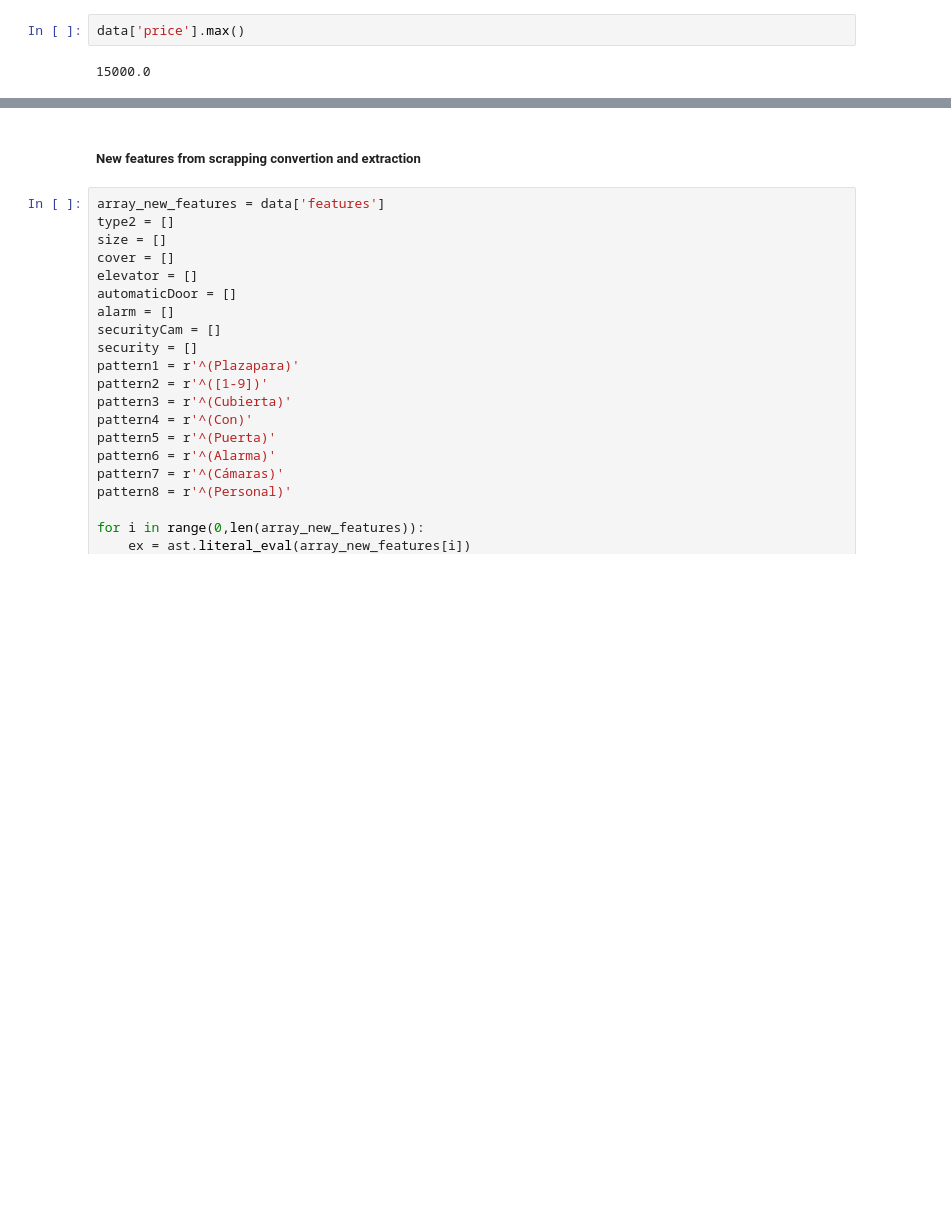
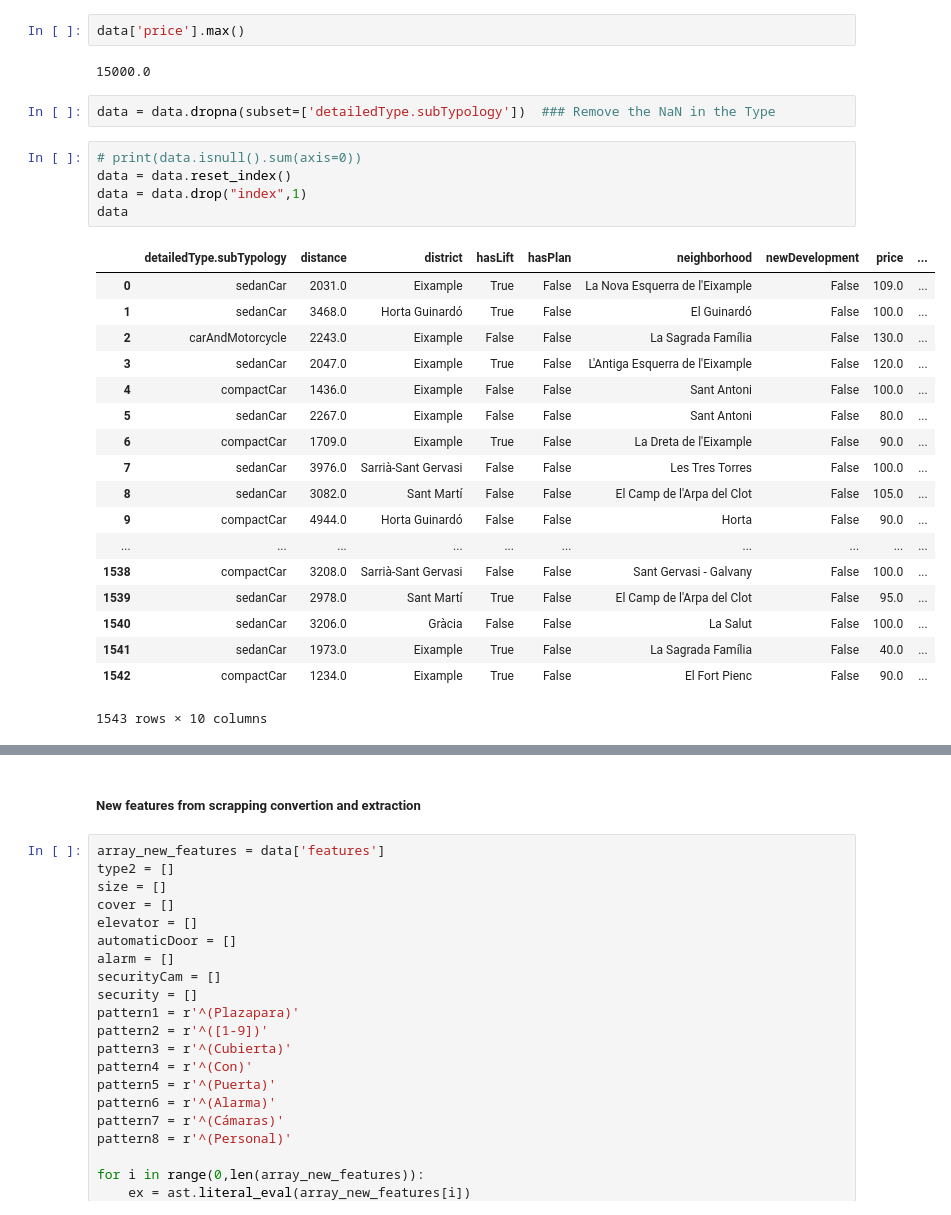
Before and after one commit to ADS2018UB/iDEALParking, a Jupyter notebook: ideal_parking/Analytics_data/ETL.ipynb, the cells around one changed output, grey strips where cells are left out. Cells and saved outputs as stored; diff of their text form; blank space fills up the shorter version.

```diff
--- a/ideal_parking/Analytics_data/ETL.ipynb
+++ b/ideal_parking/Analytics_data/ETL.ipynb
@@ -110,6 +124,32 @@ def coordinates_to_distance(latitude,longitude):
 data['price'].max()
 # %% [output]
 15000.0
+# %%
+data = data.dropna(subset=['detailedType.subTypology'])  ### Remove the NaN in the Type
+# %%
+# print(data.isnull().sum(axis=0))
+data = data.reset_index()
+data = data.drop("index",1)
+data
+# %% [output]
+|  | detailedType.subTypology | distance | district | hasLift | hasPlan | neighborhood | newDevelopment | price | ... |
+| 0 | sedanCar | 2031.0 | Eixample | True | False | La Nova Esquerra de l'Eixample | False | 109.0 | ... |
+| 1 | sedanCar | 3468.0 | Horta Guinardó | True | False | El Guinardó | False | 100.0 | ... |
+| 2 | carAndMotorcycle | 2243.0 | Eixample | False | False | La Sagrada Família | False | 130.0 | ... |
+| 3 | sedanCar | 2047.0 | Eixample | True | False | L'Antiga Esquerra de l'Eixample | False | 120.0 | ... |
+| 4 | compactCar | 1436.0 | Eixample | False | False | Sant Antoni | False | 100.0 | ... |
+| 5 | sedanCar | 2267.0 | Eixample | False | False | Sant Antoni | False | 80.0 | ... |
+| 6 | compactCar | 1709.0 | Eixample | True | False | La Dreta de l'Eixample | False | 90.0 | ... |
+| 7 | sedanCar | 3976.0 | Sarrià-Sant Gervasi | False | False | Les Tres Torres | False | 100.0 | ... |
+| 8 | sedanCar | 3082.0 | Sant Martí | False | False | El Camp de l'Arpa del Clot | False | 105.0 | ... |
+| 9 | compactCar | 4944.0 | Horta Guinardó | False | False | Horta | False | 90.0 | ... |
+| ... | ... | ... | ... | ... | ... | ... | ... | ... | ... |
+| 1538 | compactCar | 3208.0 | Sarrià-Sant Gervasi | False | False | Sant Gervasi - Galvany | False | 100.0 | ... |
+| 1539 | sedanCar | 2978.0 | Sant Martí | True | False | El Camp de l'Arpa del Clot | False | 95.0 | ... |
+| 1540 | sedanCar | 3206.0 | Gràcia | False | False | La Salut | False | 100.0 | ... |
+| 1541 | sedanCar | 1973.0 | Eixample | True | False | La Sagrada Família | False | 40.0 | ... |
+| 1542 | compactCar | 1234.0 | Eixample | True | False | El Fort Pienc | False | 90.0 | ... |
+1543 rows × 10 columns
 # %%
 # Renaming all features
 data = data.rename(columns={"detailedType.subTypology":"Type", "neighborhood":"Neighborhood", "distance":"Distance" })
```
Also changed, not shown: parts of 15 cells of this notebook.
